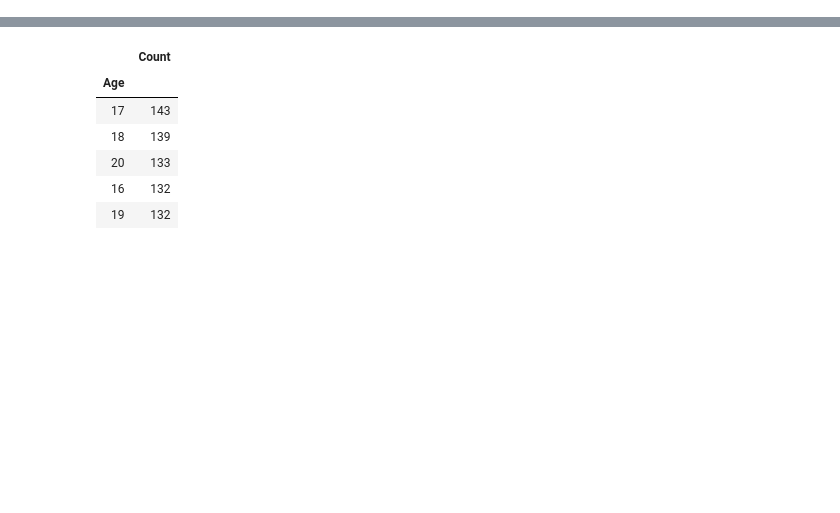
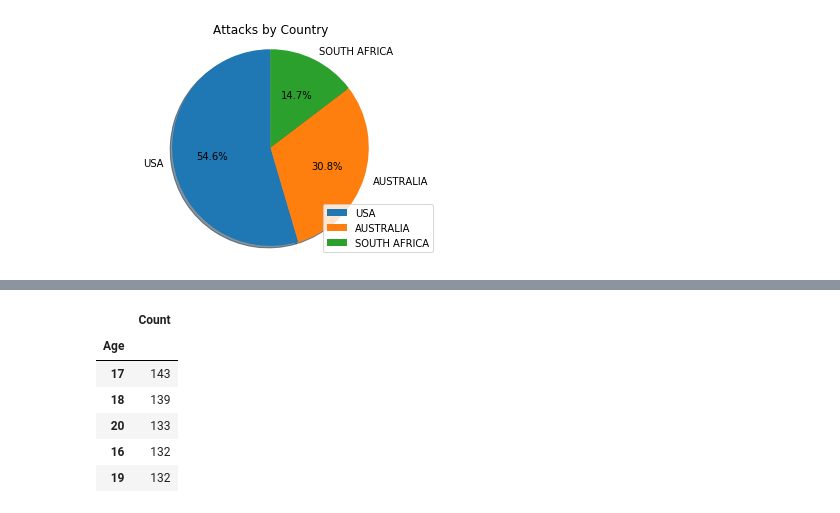
Before and after one commit to jgph91/Average-victim-of-shark-attacks-WW, a Jupyter notebook: Sharks attacks.ipynb, the cells around one changed output, grey strips where cells are left out. Saved outputs shown, nothing was run; the diff lists cells and outputs as text; code cells hidden in the pictures; blank space fills up the shorter version.

```diff
--- a/Sharks attacks.ipynb
+++ b/Sharks attacks.ipynb
@@ -223,0 +144,20 @@ See the caveats in the documentation: http://pandas.pydata.org/pandas-docs/stabl
+# %%
+country_table = df[["Country","Year"]]
+country_table = country_table.rename(columns={"Year":"Count"})
+country_table = country_table[(country_table["Country"]!= "Unknown")]
+country_table = country_table.groupby(["Country"]).count()
+country_table = country_table.sort_values(by = ["Count"],ascending = False)
+
+#take only the three most common values
+country_table = country_table.iloc[0:3]
+
+country_labels = ['USA','AUSTRALIA','SOUTH AFRICA']
+fig3, ax3 = plt.subplots()
+ax3.pie(country_table,labels = country_labels, autopct='%1.1f%%',
+        shadow=True, startangle=90)
+ax3.axis('equal')
+ax3.legend(loc = 'lower right')
+ax3.set_title('Attacks by Country')
+plt.show()
+# %% [output]
+[figure, added]
```
Also changed, not shown: parts of 44 cells of this notebook, 2 other files.
